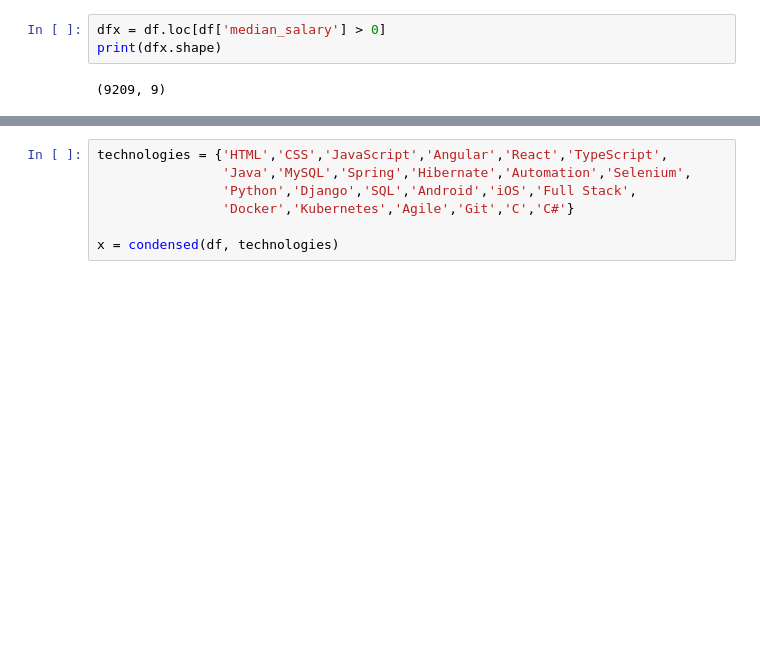
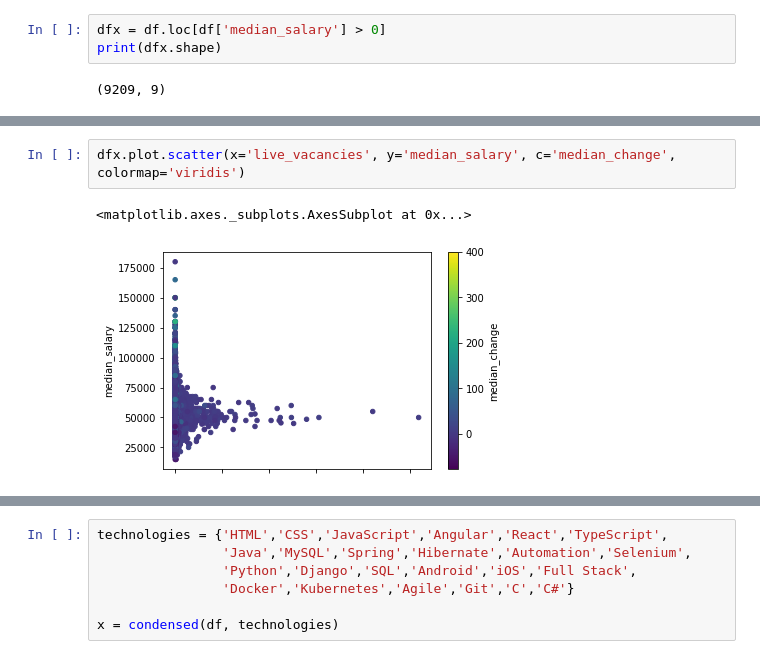
Before and after one commit to karltext/market-value-tracker, a Jupyter notebook: notebooks/market value.ipynb, the cells around one changed output, grey strips where cells are left out. Cells and saved outputs as stored; diff of their text form; blank space fills up the shorter version.

```diff
--- a/notebooks/market value.ipynb
+++ b/notebooks/market value.ipynb
@@ -80,3 +80,8 @@ dfx.sort_values(by=['ad_percentage'], ascending=False).head()
 | 2 | Finance | 3 | 0 | 60000 | 9.09 | 31221 | 20.58 | ... |
 | 3 | SQL | 4 | 0 | 48513 | 7.80 | 30300 | 19.97 | ... |
 | 4 | JavaScript | 5 | 0 | 50000 | 11.11 | 26285 | 17.32 | ... |
+# %%
+dfx.plot.scatter(x='live_vacancies', y='median_salary', c='median_change', colormap='viridis')
+# %% [output]
+<matplotlib.axes._subplots.AxesSubplot at 0x...>
+[figure, added]
```
Also changed, not shown: parts of 7 cells of this notebook, 5 other files.
